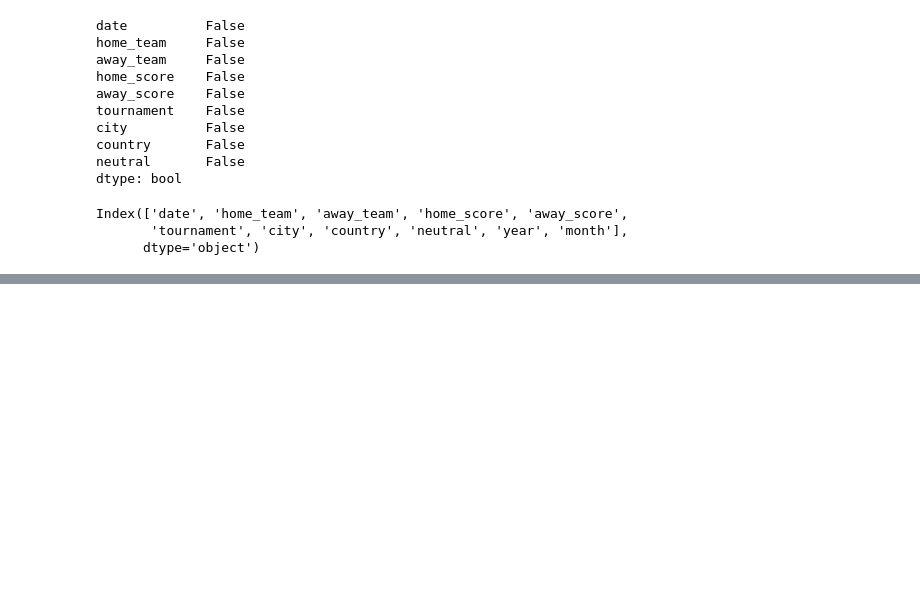
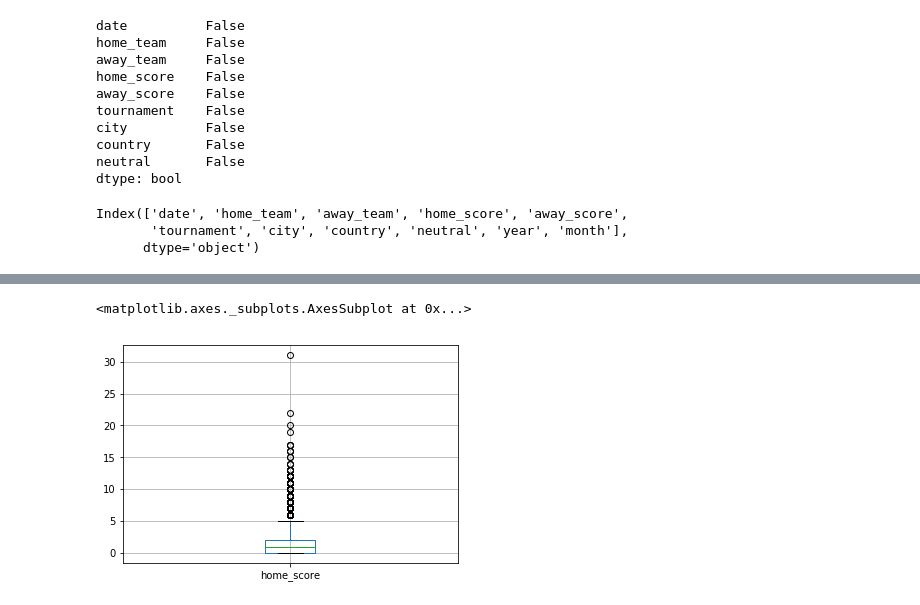
Before and after one commit to mwinzie/Football-Analysis---Mchezopesa-Limited, a Jupyter notebook: Moringa_Data_Science_Core_W6_Independent_Project_Agnes_Mwinzi_DataScience.ipynb, the cells around one changed output, grey strips where cells are left out. Cells and saved outputs as stored; diff of their text form; code cells hidden in the pictures; blank space fills up the shorter version.

```diff
--- a/Moringa_Data_Science_Core_W6_Independent_Project_Agnes_Mwinzi_DataScience.ipynb
+++ b/Moringa_Data_Science_Core_W6_Independent_Project_Agnes_Mwinzi_DataScience.ipynb
@@ -196,0 +400,5 @@ results.head(2)
+# %%
+df.boxplot(['home_score'])
+# %% [output]
+<matplotlib.axes._subplots.AxesSubplot at 0x...>
+[figure, added]
```
Also changed, not shown: parts of 38 cells of this notebook.
